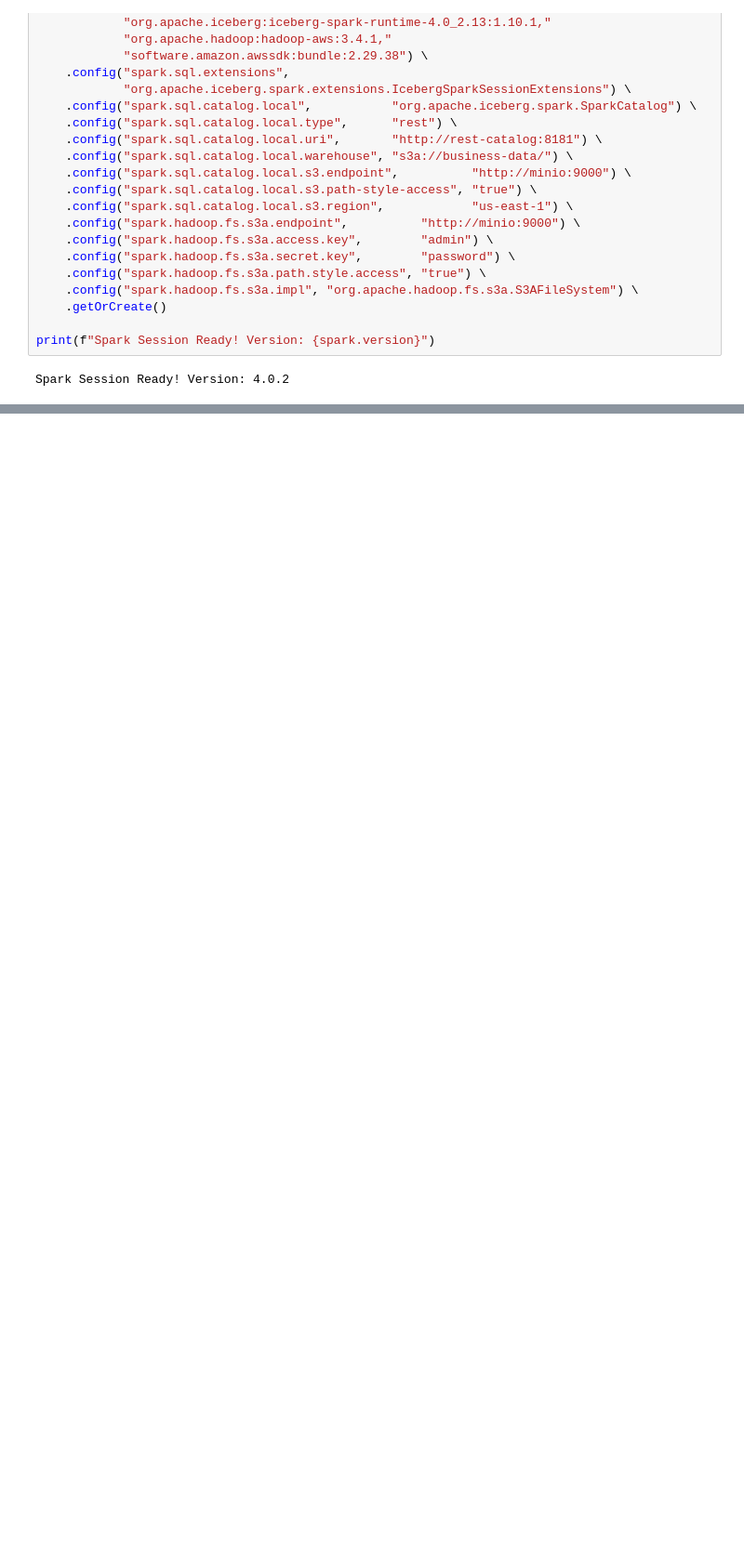
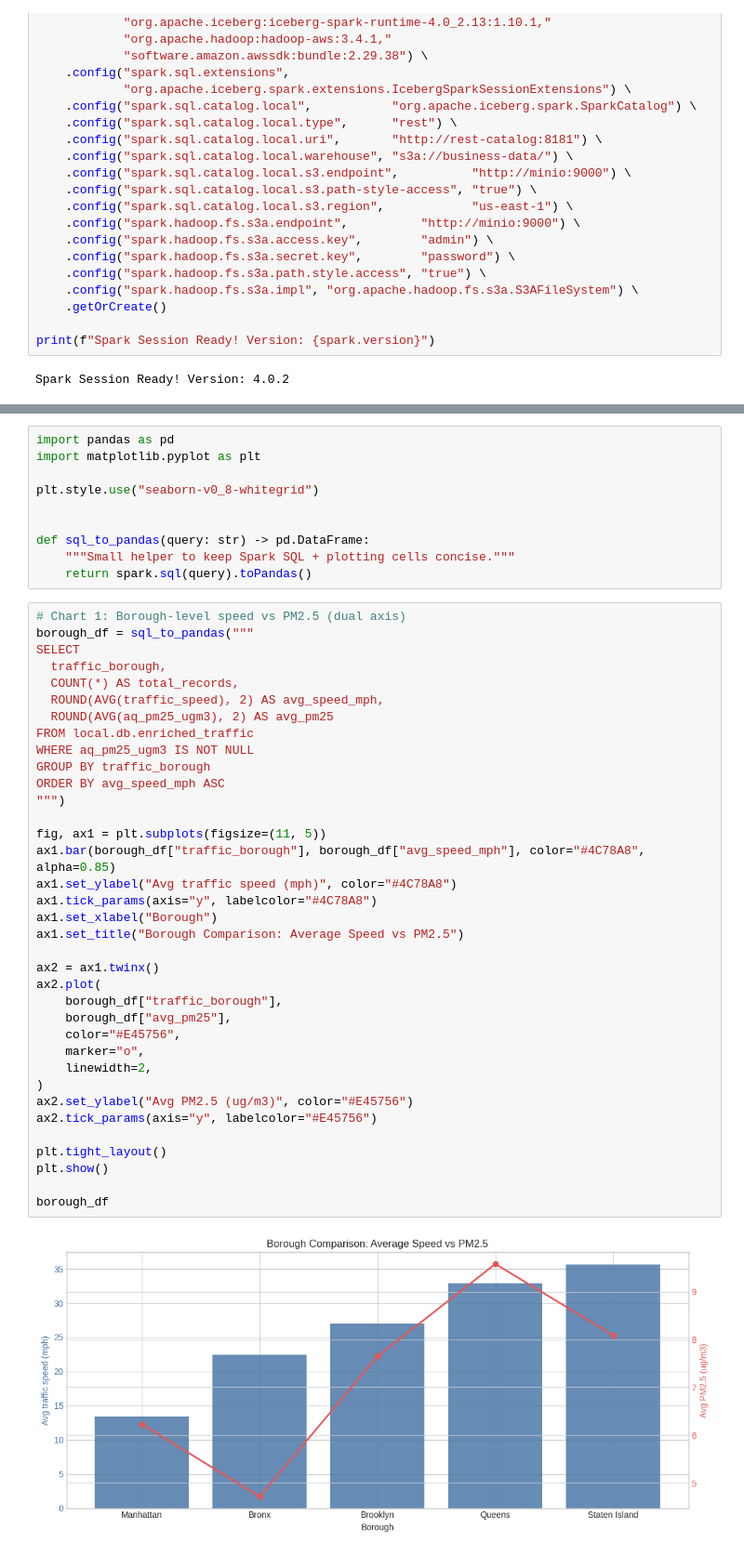
Before and after one commit to AlexanderS10/nyc-traffic-emissions-pipeline, a Jupyter notebook: workspace/02_live_data_exploration.ipynb, the cells around one changed output, grey strips where cells are left out. Shown at 93% size. Cells and saved outputs as stored; diff of their text form; blank space fills up the shorter version.

Commit message:
Completed Changes: - Added Additional Insights in 02_live_data_exploration notebook - Cleaned up comments in 01_nyc_environmental_pipeline notebook - Updated REPORT.md, TROUBLESHOOTING.md, README.md

```diff
--- a/workspace/02_live_data_exploration.ipynb
+++ b/workspace/02_live_data_exploration.ipynb
@@ -463,0 +487,48 @@ spark.sql("""
+# %%
+import pandas as pd
+import matplotlib.pyplot as plt
+
+plt.style.use("seaborn-v0_8-whitegrid")
+
+
+def sql_to_pandas(query: str) -> pd.DataFrame:
+    """Small helper to keep Spark SQL + plotting cells concise."""
+    return spark.sql(query).toPandas()
+# %%
+# Chart 1: Borough-level speed vs PM2.5 (dual axis)
+borough_df = sql_to_pandas("""
+SELECT
+  traffic_borough,
+  COUNT(*) AS total_records,
+  ROUND(AVG(traffic_speed), 2) AS avg_speed_mph,
+  ROUND(AVG(aq_pm25_ugm3), 2) AS avg_pm25
+FROM local.db.enriched_traffic
+WHERE aq_pm25_ugm3 IS NOT NULL
+GROUP BY traffic_borough
+ORDER BY avg_speed_mph ASC
+""")
+
+fig, ax1 = plt.subplots(figsize=(11, 5))
+ax1.bar(borough_df["traffic_borough"], borough_df["avg_speed_mph"], color="#4C78A8", alpha=0.85)
+ax1.set_ylabel("Avg traffic speed (mph)", color="#4C78A8")
+ax1.tick_params(axis="y", labelcolor="#4C78A8")
+ax1.set_xlabel("Borough")
+ax1.set_title("Borough Comparison: Average Speed vs PM2.5")
+
+ax2 = ax1.twinx()
+ax2.plot(
+    borough_df["traffic_borough"],
+    borough_df["avg_pm25"],
+    color="#E45756",
+    marker="o",
+    linewidth=2,
+)
+ax2.set_ylabel("Avg PM2.5 (ug/m3)", color="#E45756")
+ax2.tick_params(axis="y", labelcolor="#E45756")
+
+plt.tight_layout()
+plt.show()
+
+borough_df
+# %% [output]
+[figure, added]
```
Also changed, not shown: parts of 28 cells of this notebook, 4 other files.
